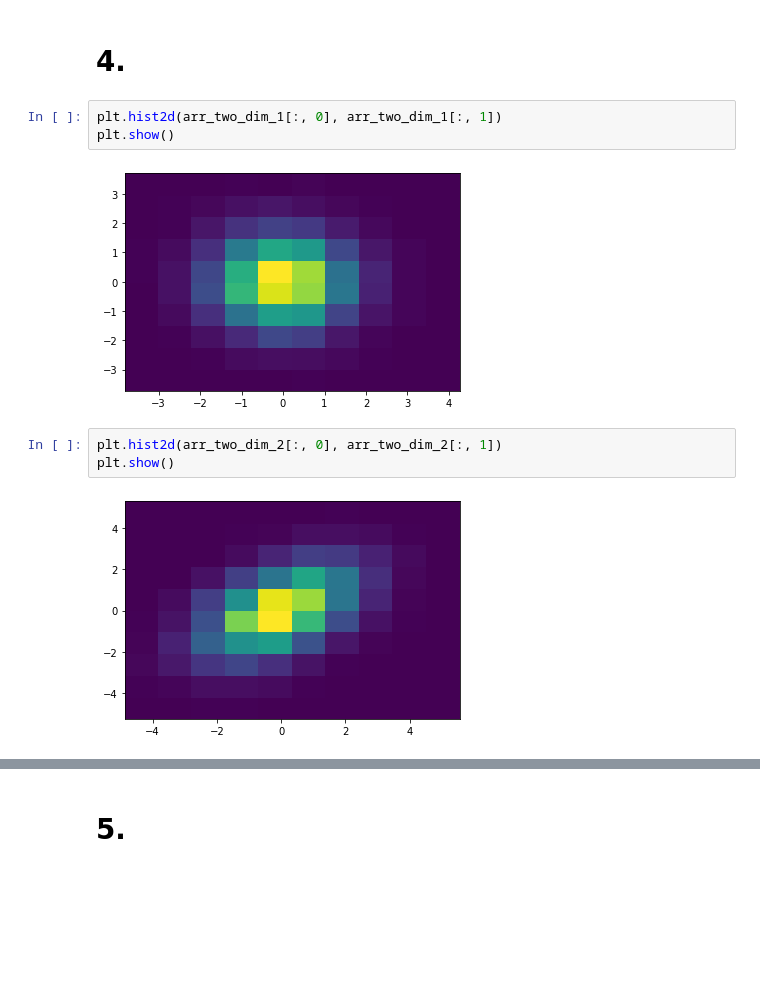
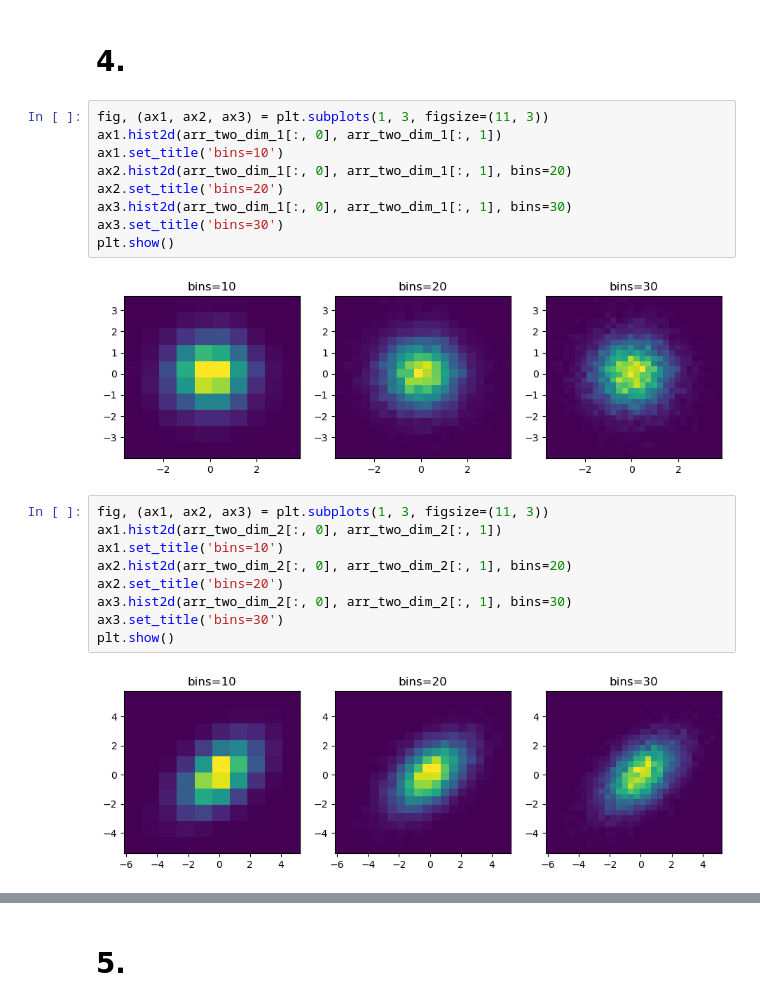
Before and after one commit to niziox/Data-Analytics, a Jupyter notebook: lab1/lab1.ipynb, the cells around one changed output, grey strips where cells are left out. Drawn from its saved outputs; the diff is of its cells as text; blank space fills up the shorter version.

```diff
--- a/lab1/lab1.ipynb
+++ b/lab1/lab1.ipynb
@@ -46,15 +73,27 @@ plt.show()
 # %% [markdown]
 # 4.
 # %%
-plt.hist2d(arr_two_dim_1[:, 0], arr_two_dim_1[:, 1])
+fig, (ax1, ax2, ax3) = plt.subplots(1, 3, figsize=(11, 3))
+ax1.hist2d(arr_two_dim_1[:, 0], arr_two_dim_1[:, 1])
+ax1.set_title('bins=10')
+ax2.hist2d(arr_two_dim_1[:, 0], arr_two_dim_1[:, 1], bins=20)
+ax2.set_title('bins=20')
+ax3.hist2d(arr_two_dim_1[:, 0], arr_two_dim_1[:, 1], bins=30)
+ax3.set_title('bins=30')
 plt.show()
 # %% [output]
-[figure, old version]
+[figure, new version]
 # %%
-plt.hist2d(arr_two_dim_2[:, 0], arr_two_dim_2[:, 1])
+fig, (ax1, ax2, ax3) = plt.subplots(1, 3, figsize=(11, 3))
+ax1.hist2d(arr_two_dim_2[:, 0], arr_two_dim_2[:, 1])
+ax1.set_title('bins=10')
+ax2.hist2d(arr_two_dim_2[:, 0], arr_two_dim_2[:, 1], bins=20)
+ax2.set_title('bins=20')
+ax3.hist2d(arr_two_dim_2[:, 0], arr_two_dim_2[:, 1], bins=30)
+ax3.set_title('bins=30')
 plt.show()
 # %% [output]
-[figure, old version]
+[figure, new version]
 # %%
 sns.histplot(x=arr_two_dim_1[:, 0], y=arr_two_dim_1[:, 1])
 # %% [output]
```
Also changed, not shown: parts of 12 cells of this notebook.
